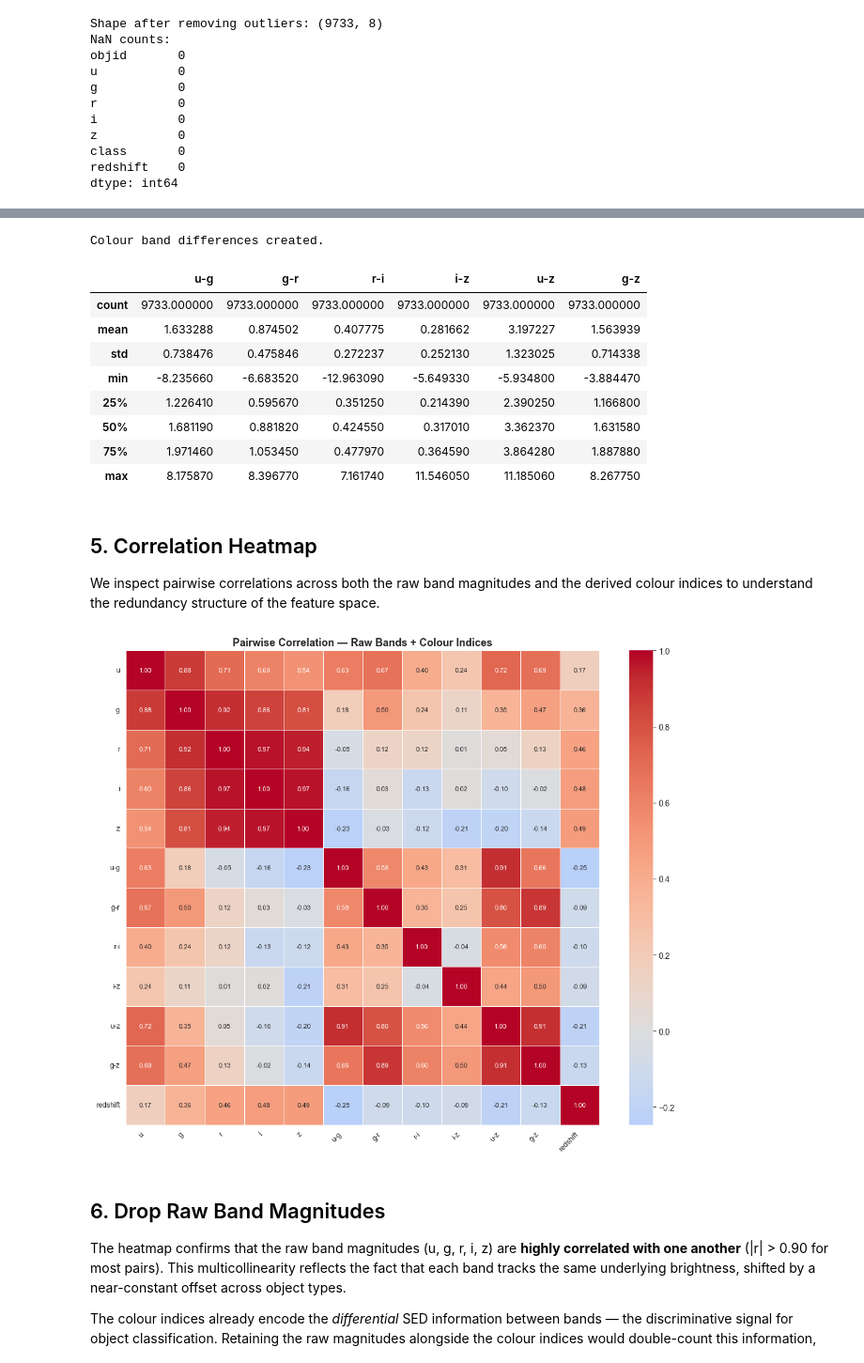
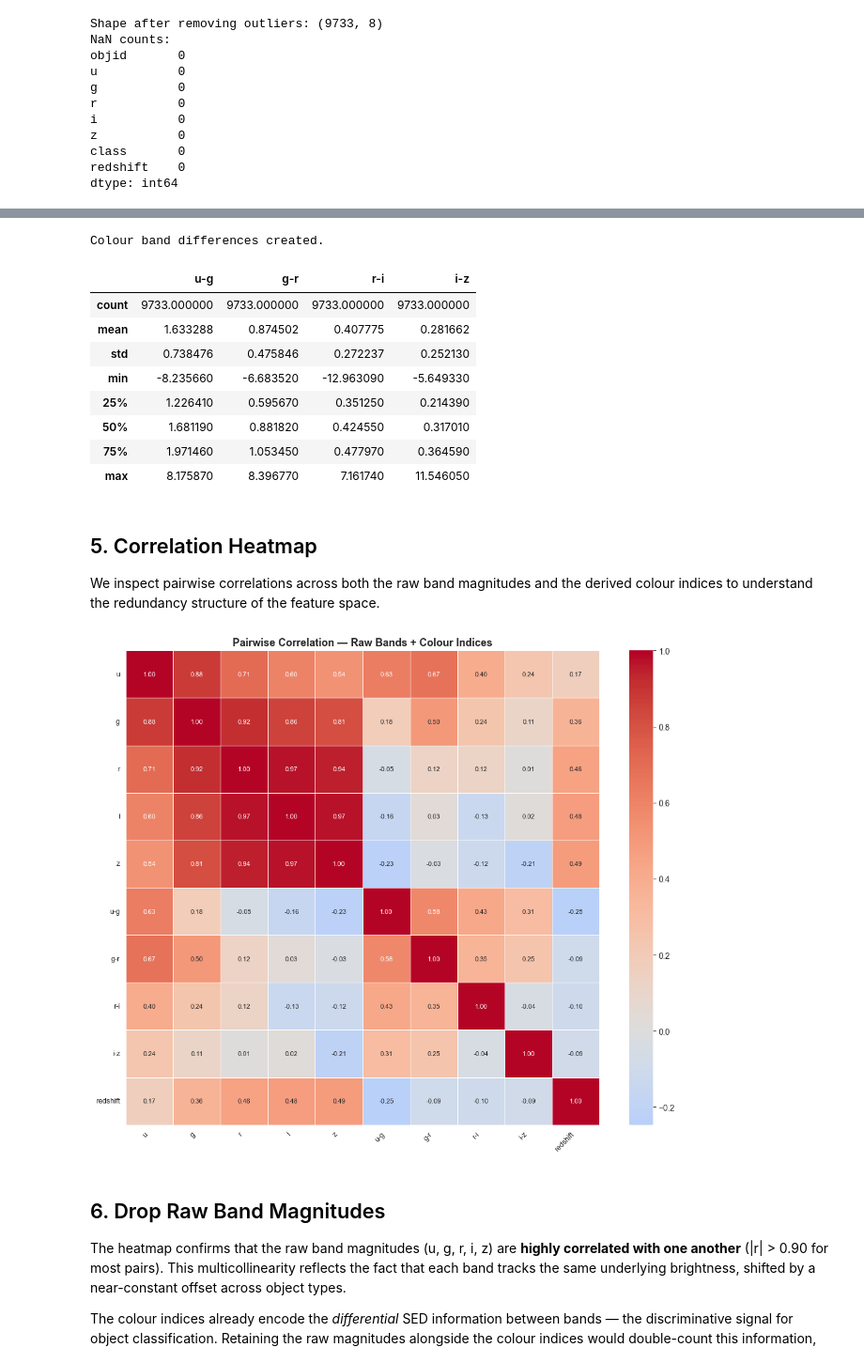
Before and after one commit to DaerenKim/IT1244-Astral-Sentiment-Analysis-Clustering, a Jupyter notebook: astral_eda.ipynb, the cells around one changed output, grey strips where cells are left out. Shown at 94% size. Saved outputs shown, nothing was run; the diff lists cells and outputs as text; code cells hidden in the pictures.

```diff
--- a/astral_eda.ipynb
+++ b/astral_eda.ipynb
@@ -81,42 +79,40 @@ df['u-g'] = df['u'] - df['g']
 df['g-r'] = df['g'] - df['r']
 df['r-i'] = df['r'] - df['i']
 df['i-z'] = df['i'] - df['z']
-df['u-z'] = df['u'] - df['z']
-df['g-z'] = df['g'] - df['z']
 
 print('Colour band differences created.')
-df[['u-g', 'g-r', 'r-i', 'i-z', 'u-z', 'g-z']].describe()
+df[['u-g', 'g-r', 'r-i', 'i-z']].describe()
 # %% [output]
 Colour band differences created.
-|  | u-g | g-r | r-i | i-z | u-z | g-z |
-| count | 9733.000000 | 9733.000000 | 9733.000000 | 9733.000000 | 9733.000000 | 9733.000000 |
-| mean | 1.633288 | 0.874502 | 0.407775 | 0.281662 | 3.197227 | 1.563939 |
-| std | 0.738476 | 0.475846 | 0.272237 | 0.252130 | 1.323025 | 0.714338 |
-| min | -8.235660 | -6.683520 | -12.963090 | -5.649330 | -5.934800 | -3.884470 |
-| 25% | 1.226410 | 0.595670 | 0.351250 | 0.214390 | 2.390250 | 1.166800 |
-| 50% | 1.681190 | 0.881820 | 0.424550 | 0.317010 | 3.362370 | 1.631580 |
-| 75% | 1.971460 | 1.053450 | 0.477970 | 0.364590 | 3.864280 | 1.887880 |
-| max | 8.175870 | 8.396770 | 7.161740 | 11.546050 | 11.185060 | 8.267750 |
+|  | u-g | g-r | r-i | i-z |
+| count | 9733.000000 | 9733.000000 | 9733.000000 | 9733.000000 |
+| mean | 1.633288 | 0.874502 | 0.407775 | 0.281662 |
+| std | 0.738476 | 0.475846 | 0.272237 | 0.252130 |
+| min | -8.235660 | -6.683520 | -12.963090 | -5.649330 |
+| 25% | 1.226410 | 0.595670 | 0.351250 | 0.214390 |
+| 50% | 1.681190 | 0.881820 | 0.424550 | 0.317010 |
+| 75% | 1.971460 | 1.053450 | 0.477970 | 0.364590 |
+| max | 8.175870 | 8.396770 | 7.161740 | 11.546050 |
 # %% [markdown]
 ## 5. Correlation Heatmap
 
 We inspect pairwise correlations across both the raw band magnitudes and the derived colour indices to understand the redundancy structure of the feature space.
 # %%
-feature_cols = ['u', 'g', 'r', 'i', 'z', 'u-g', 'g-r', 'r-i', 'i-z', 'u-z', 'g-z', 'redshift']
+feature_cols = ['u', 'g', 'r', 'i', 'z', 'u-g', 'g-r', 'r-i', 'i-z', 'redshift']
 corr = df[feature_cols].corr()
 
 plt.figure(figsize=(11, 9))
 sns.heatmap(
     corr, annot=True, fmt='.2f', cmap='coolwarm', center=0,
     square=True, linewidths=0.4, annot_kws={'fontsize': 8}
 )
 plt.title('Pairwise Correlation — Raw Bands + Colour Indices', fontsize=13, fontweight='bold')
 plt.xticks(rotation=45, ha='right', fontsize=9)
 plt.yticks(rotation=0, fontsize=9)
 plt.tight_layout()
 plt.show()
 # %% [output]
-[figure, old version]
+[figure, new version]
 # %% [markdown]
 ## 6. Drop Raw Band Magnitudes
 
```
Also changed, not shown: parts of 12 cells of this notebook, 11 other files.
